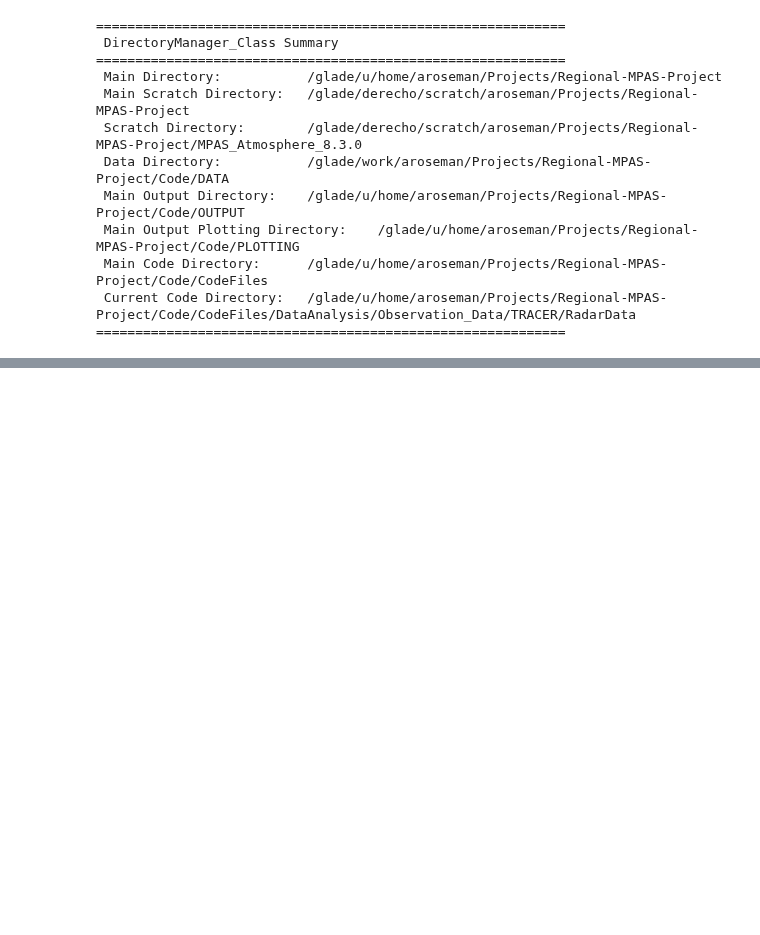
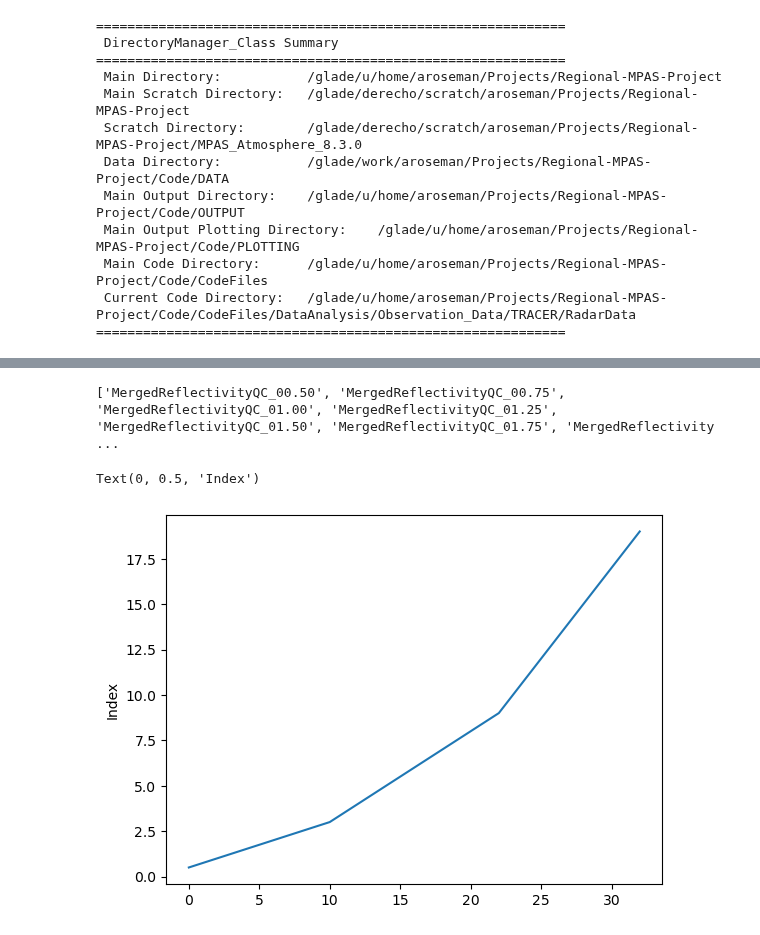
Before and after one commit to torrilab/Regional-MPAS-Project, a Jupyter notebook: CodeFiles/DataAnalysis/Observation_Data/TRACER/RadarData/MRMS_DataLoading.ipynb, the cells around one changed output, grey strips where cells are left out. Cells and saved outputs as stored; diff of their text form; code cells hidden in the pictures; blank space fills up the shorter version.

```diff
--- a/CodeFiles/DataAnalysis/Observation_Data/TRACER/RadarData/MRMS_DataLoading.ipynb
+++ b/CodeFiles/DataAnalysis/Observation_Data/TRACER/RadarData/MRMS_DataLoading.ipynb
@@ -297,6 +292,44 @@ def RetrieveMRMSRadarData_V2(ModelData, region, product, datestrings,
             except Exception as e:
                 print(f"Failed to load {f}: {e}")
                 continue
+# %%
+#########################
+#LIST AVAILABLE DATA
+def ListAllMRMSProducts(region="CONUS"):
+    """
+    Returns a list of all MRMS products available for a given region.
+    """
+    aws = s3fs.S3FileSystem(anon=True)
+
+    # List directory
+    products = aws.ls(f"noaa-mrms-pds/{region}/")
+    products = [p.split("/")[-1] for p in products]
+    return products
+
+def SearchMRMSProducts(key, region="CONUS"):
+    """
+    Returns all MRMS products whose names contain the given key.
+    """
+    all_products = ListAllMRMSProducts(region)
+    matches = [p for p in all_products if key in p]
+    return matches
+
+
+
+# all_products = ListAllMRMSProducts("CONUS")
+# print(all_products)
+
+matches = SearchMRMSProducts("MergedReflectivityQC_", "CONUS")
+print(matches)
+
+
+levels = [match[21:] for match in matches]
+levels = [float(level) for level in levels]
+plt.plot(levels); plt.ylabel("Altitude (km)"); plt.ylabel("Index")
+# %% [output]
+['MergedReflectivityQC_00.50', 'MergedReflectivityQC_00.75', 'MergedReflectivityQC_01.00', 'MergedReflectivityQC_01.25', 'MergedReflectivityQC_01.50', 'MergedReflectivityQC_01.75', 'MergedReflectivity ...
+Text(0, 0.5, 'Index')
+[figure, added]
 # %%
 ########################
 #DATA RETRIEVAL
```
Also changed, not shown: parts of 3 cells of this notebook.
